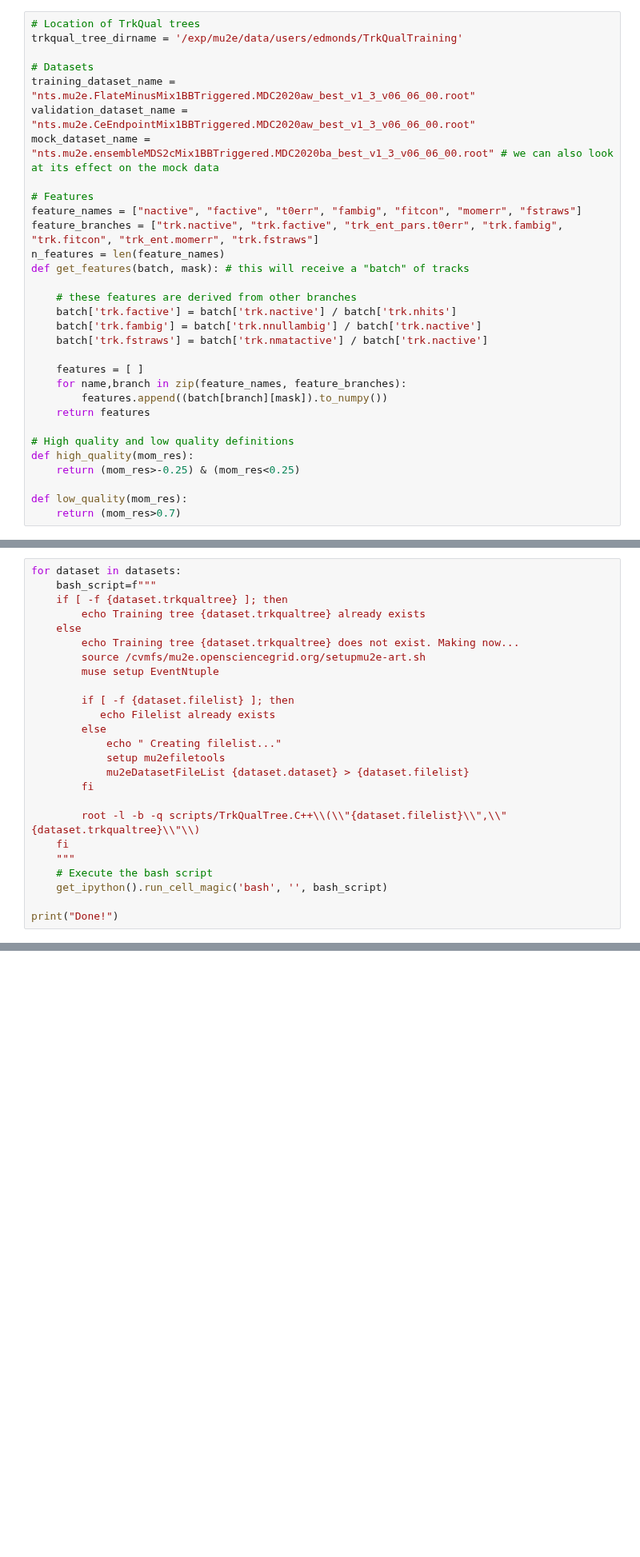
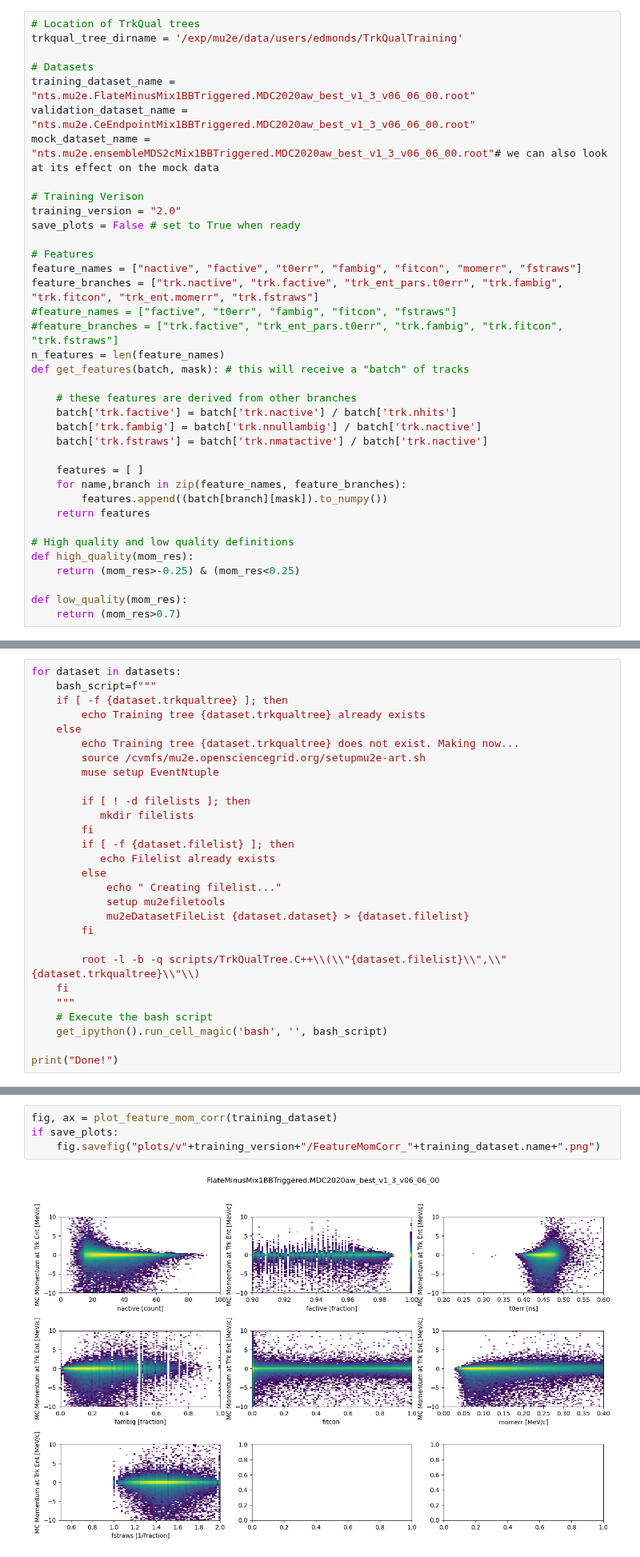
Before and after one commit to Mu2e/MLTrain, a Jupyter notebook: TrkQual/TrkQualTrain.ipynb, the cells around one changed output, grey strips where cells are left out. Shown at 80% size. Drawn from its saved outputs; the diff is of its cells as text; blank space fills up the shorter version.

```diff
--- a/TrkQual/TrkQualTrain.ipynb
+++ b/TrkQual/TrkQualTrain.ipynb
@@ -92,11 +94,17 @@ trkqual_tree_dirname = '/exp/mu2e/data/users/edmonds/TrkQualTraining'
 # Datasets
 training_dataset_name = "nts.mu2e.FlateMinusMix1BBTriggered.MDC2020aw_best_v1_3_v06_06_00.root"
 validation_dataset_name = "nts.mu2e.CeEndpointMix1BBTriggered.MDC2020aw_best_v1_3_v06_06_00.root"
-mock_dataset_name = "nts.mu2e.ensembleMDS2cMix1BBTriggered.MDC2020ba_best_v1_3_v06_06_00.root" # we can also look at its effect on the mock data
+mock_dataset_name = "nts.mu2e.ensembleMDS2cMix1BBTriggered.MDC2020aw_best_v1_3_v06_06_00.root"# we can also look at its effect on the mock data
+
+# Training Verison
+training_version = "2.0"
+save_plots = False # set to True when ready
 
 # Features
 feature_names = ["nactive", "factive", "t0err", "fambig", "fitcon", "momerr", "fstraws"]
 feature_branches = ["trk.nactive", "trk.factive", "trk_ent_pars.t0err", "trk.fambig", "trk.fitcon", "trk_ent.momerr", "trk.fstraws"]
+#feature_names = ["factive", "t0err", "fambig", "fitcon", "fstraws"]
+#feature_branches = ["trk.factive", "trk_ent_pars.t0err", "trk.fambig", "trk.fitcon", "trk.fstraws"]
 n_features = len(feature_names)
 def get_features(batch, mask): # this will receive a "batch" of tracks
 
@@ -237,6 +289,9 @@ for dataset in datasets:
         source /cvmfs/mu2e.opensciencegrid.org/setupmu2e-art.sh
         muse setup EventNtuple
 
+        if [ ! -d filelists ]; then
+           mkdir filelists
+        fi
         if [ -f {dataset.filelist} ]; then
            echo Filelist already exists
         else
@@ -368,3 +463,9 @@ fig, ax = plot_features(training_dataset)
+# %%
+fig, ax = plot_feature_mom_corr(training_dataset)
+if save_plots:
+    fig.savefig("plots/v"+training_version+"/FeatureMomCorr_"+training_dataset.name+".png")
+# %% [output]
+[figure, added]
 # %% [markdown]
 ## Prep for Trainings
 
```
Also changed, not shown: parts of 19 cells of this notebook.
